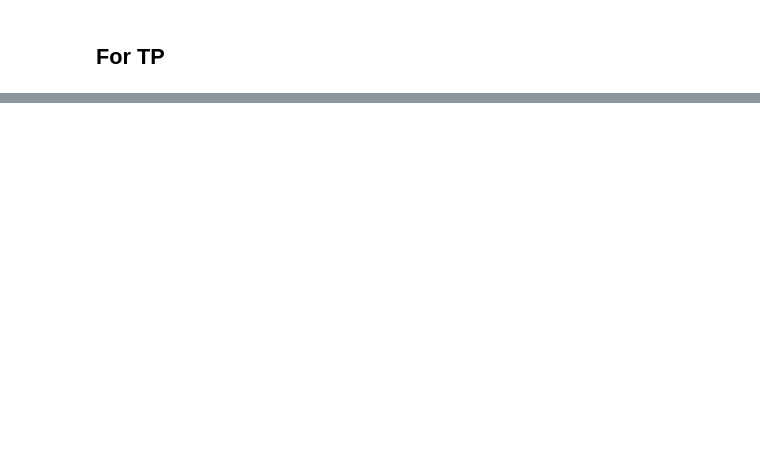
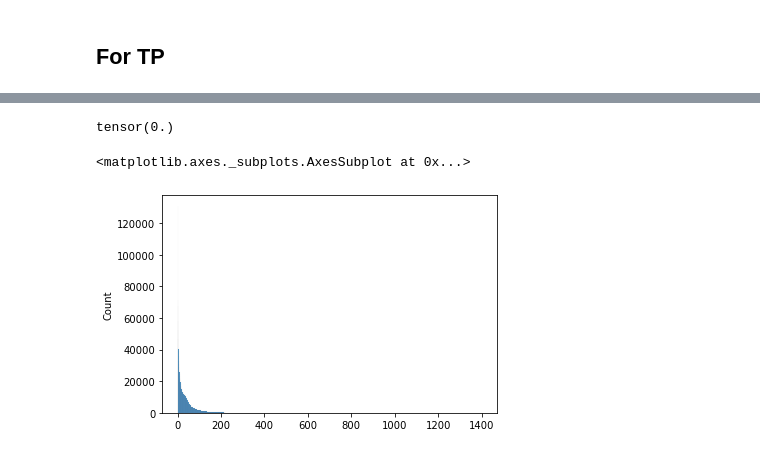
Before and after one commit to crim-ca/crims2s, a Jupyter notebook: notebooks/landryda/ml-dataset-stats.ipynb, the cells around one changed output, grey strips where cells are left out. Saved outputs shown, nothing was run; the diff lists cells and outputs as text; code cells hidden in the pictures; blank space fills up the shorter version.

```diff
--- a/notebooks/landryda/ml-dataset-stats.ipynb
+++ b/notebooks/landryda/ml-dataset-stats.ipynb
@@ -20,6 +24,8 @@ from crims2s.util import add_biweekly_dim
 ML_DATASET_DIR = '***BASEDIR***/mlready/2021-08-28-test'
 # %%
 ML_DATASET_DIR = '***BASEDIR***/mlready/2021-09-07-test-set'
+# %%
+ML_DATASET_DIR = '***BASEDIR***/mlready/2021-09-07-cube-train/'
 # %% [markdown]
 ## Load dataset
 # %%
@@ -137,5 +288,12 @@ distribution = torch.distributions.Gamma(tp_alpha, tp_beta)
 -distribution.log_prob(tp_data + 1e-9).mean()
 # %%
 tp_data.min()
+# %% [output]
+tensor(0.)
 # %%
 tp_mu.min()
+# %%
+sns.histplot(data=tp_data.flatten())
+# %% [output]
+<matplotlib.axes._subplots.AxesSubplot at 0x...>
+[figure, added]
```
Also changed, not shown: parts of 17 cells of this notebook, 8 other files.
